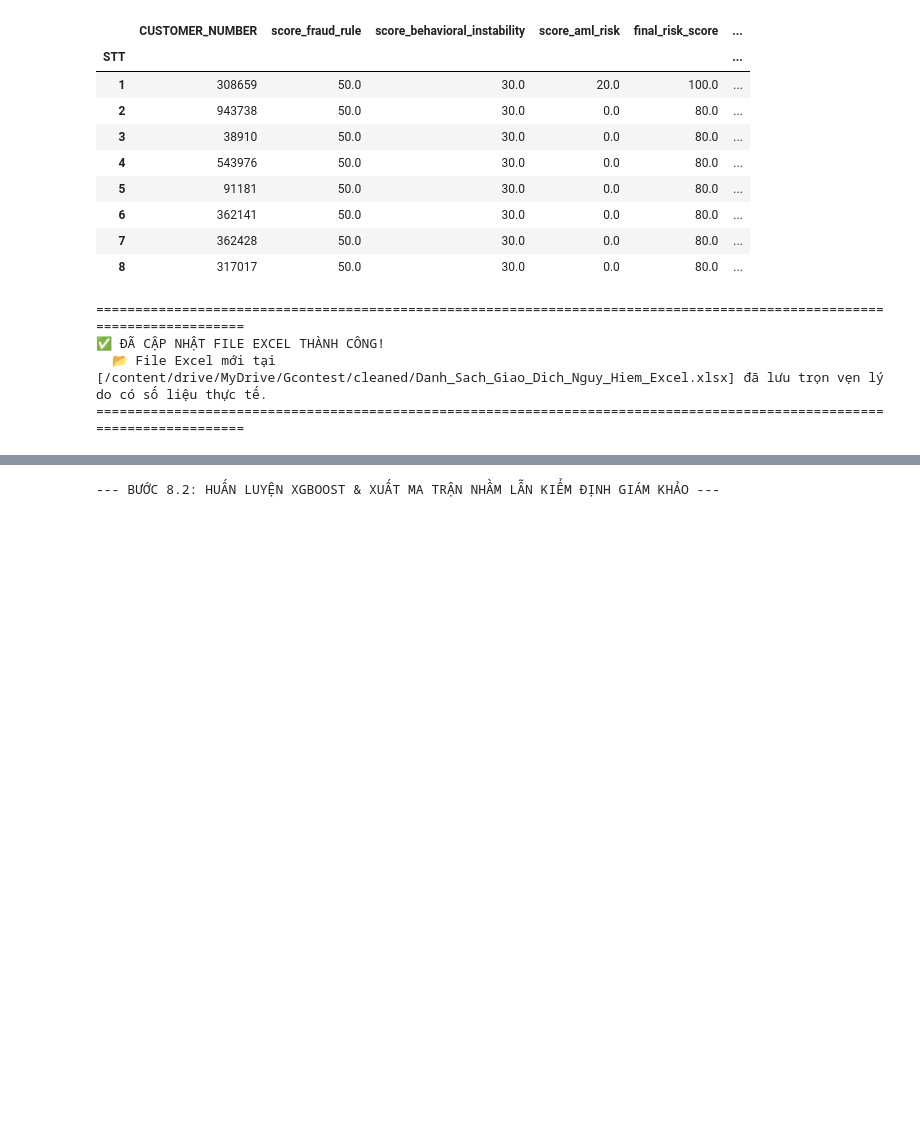
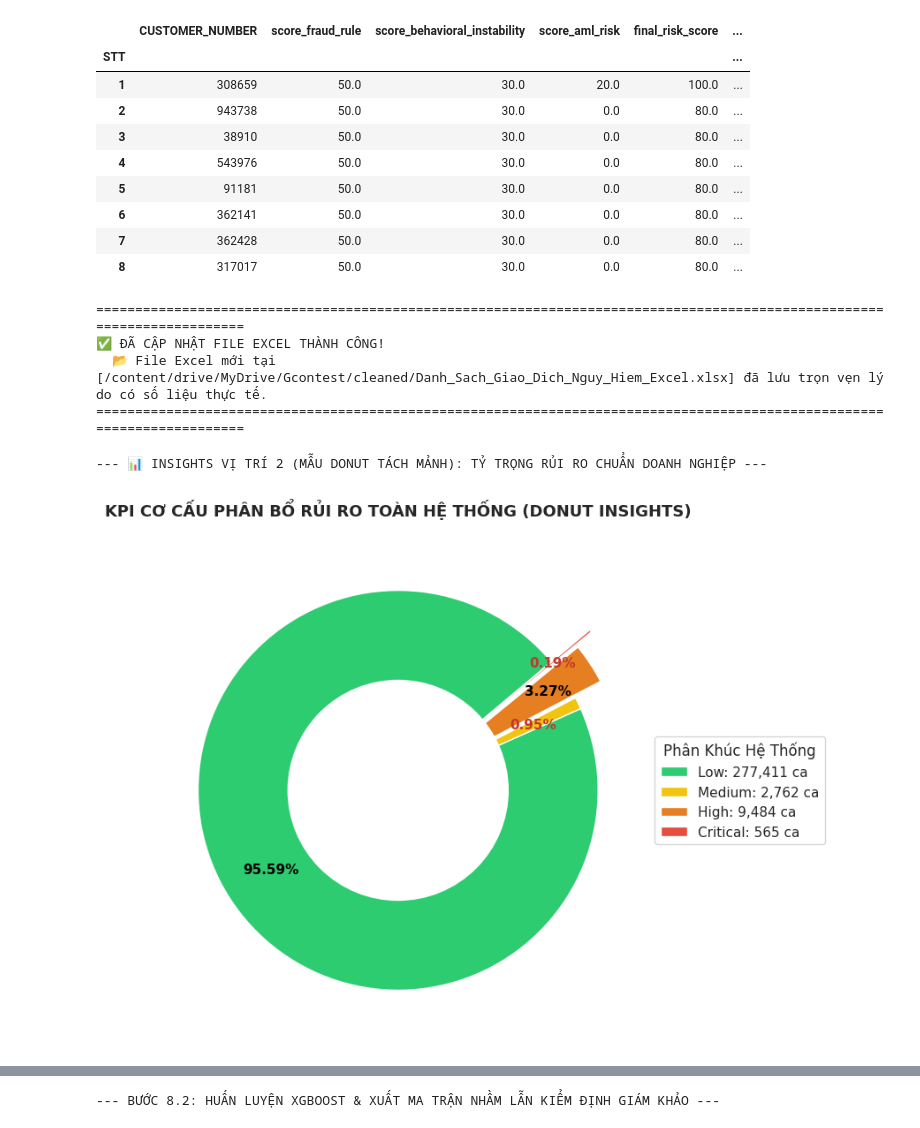
Before and after one commit to sonson0910/Fraud_Anomaly_Detection, a Jupyter notebook: notebooks/colab_exact_business.ipynb, the cells around one changed output, grey strips where cells are left out. Cells and saved outputs as stored; diff of their text form; code cells hidden in the pictures; blank space fills up the shorter version.

```diff
--- a/notebooks/colab_exact_business.ipynb
+++ b/notebooks/colab_exact_business.ipynb
@@ -917,6 +741,81 @@ Passing `palette` without assigning `hue` is deprecated and will be removed in v
 ✅ ĐÃ CẬP NHẬT FILE EXCEL THÀNH CÔNG!
   📂 File Excel mới tại [/content/drive/MyDrive/Gcontest/cleaned/Danh_Sach_Giao_Dich_Nguy_Hiem_Excel.xlsx] đã lưu trọn vẹn lý do có số liệu thực tế.
 ========================================================================================================================
+# %%
+import os
+import pandas as pd
+import numpy as np
+import matplotlib.pyplot as plt
+import seaborn as sns
+
+print("--- 📊 INSIGHTS VỊ TRÍ 2 (MẪU DONUT TÁCH MẢNH): TỶ TRỌNG RỦI RO CHUẨN DOANH NGHIỆP ---")
+
+CLEANED_DIR = "/content/drive/MyDrive/Gcontest/cleaned"
+master_path = os.path.join(CLEANED_DIR, "Customer_360_Master_Data.csv")
+
+if os.path.exists(master_path):
+    df_chart = pd.read_csv(master_path, low_memory=False)
+elif 'df_360' in locals() or 'df_360' in globals():
+    df_chart = df_360.copy()
+else:
+    df_chart = None
+
+if df_chart is not None:
+    if 'Risk_Segment' not in df_chart.columns and 'final_risk_score' in df_chart.columns:
+        conditions = [
+            (df_chart['final_risk_score'] >= 70),
+            (df_chart['final_risk_score'] >= 50) & (df_chart['final_risk_score'] < 70),
+            (df_chart['final_risk_score'] >= 20) & (df_chart['final_risk_score'] < 50),
+            (df_chart['final_risk_score'] < 20)
+        ]
+        choices = ['Critical', 'High', 'Medium', 'Low']
+        df_chart['Risk_Segment'] = np.select(conditions, choices, default='Low')
+
+    if 'Risk_Segment' in df_chart.columns:
+        df_chart['Risk_Segment'] = df_chart['Risk_Segment'].str.capitalize()
+
+        # Thiết lập cấu hình font
+        plt.rcParams['font.family'] = 'DejaVu Sans'
+        fig, ax = plt.subplots(figsize=(8, 8))
+
+        target_order = ['Low', 'Medium', 'High', 'Critical']
+        segment_counts = df_chart['Risk_Segment'].value_counts().reindex(target_order).fillna(0)
+
+        # 🌟 CHIẾN THUẬT TÁCH MẢNH (EXPLODE): Ép nhóm High và Critical tự động đẩy tách rời ra khỏi tâm bánh 0.15 đơn vị
+        explode_values = [0, 0, 0.15, 0.25]
+        colors_list = ['#2ecc71', '#f1c40f', '#e67e22', '#e74c3c']
+
+        # Vẽ biểu đồ bánh tròn
+        wedges, texts, autotexts = ax.pie(
+            segment_counts,
+            labels=None, # Không dùng label mặc định để tránh đè chữ
+            autopct='%1.2f%%',
+            startangle=40,
+            colors=colors_list,
+            explode=explode_values,
+            pctdistance=0.75, # Đẩy chữ phần trăm ra sát rìa
+            textprops=dict(color="black", weight="bold", fontsize=11)
+        )
+
+        # 🌟 BIẾN BÁNH TRÒN THÀNH BÁNH DONUT: Vẽ một hình tròn màu trắng ở tâm
+        centre_circle = plt.Circle((0,0), 0.55, fc='white')
+        fig.gca().add_artist(centre_circle)
+
+        # Tinh chỉnh lại chữ hiển thị tỷ lệ % của những miếng quá bé để không bị mất chữ
+        for i, a in enumerate(autotexts):
+            if segment_counts.iloc[i] / sum(segment_counts) * 100 < 1.0:
+                a.set_color('#c0392b') # Chuyển màu đỏ cho nổi bật đối với ca siêu nhỏ
+
+        # Tạo hộp chú thích (Legend) đẳng cấp ở bên cạnh
+        ax.legend(wedges, [f"{target_order[i]}: {segment_counts.iloc[i]:,} ca" for i in range(len(target_order))],
+                  title="Phân Khúc Hệ Thống", loc="center left", bbox_to_anchor=(1, 0, 0.5, 1), fontsize=11)
+
+        plt.title("KPI CƠ CẤU PHÂN BỔ RỦI RO TOÀN HỆ THỐNG (DONUT INSIGHTS)", fontsize=13, weight='bold', pad=20)
+        plt.tight_layout()
+        plt.show()
+# %% [output]
+--- 📊 INSIGHTS VỊ TRÍ 2 (MẪU DONUT TÁCH MẢNH): TỶ TRỌNG RỦI RO CHUẨN DOANH NGHIỆP ---
+[figure, added]
 # %%
 from sklearn.model_selection import train_test_split
 from sklearn.preprocessing import LabelEncoder
```
Also changed, not shown: parts of 18 cells of this notebook, 3 other files.
